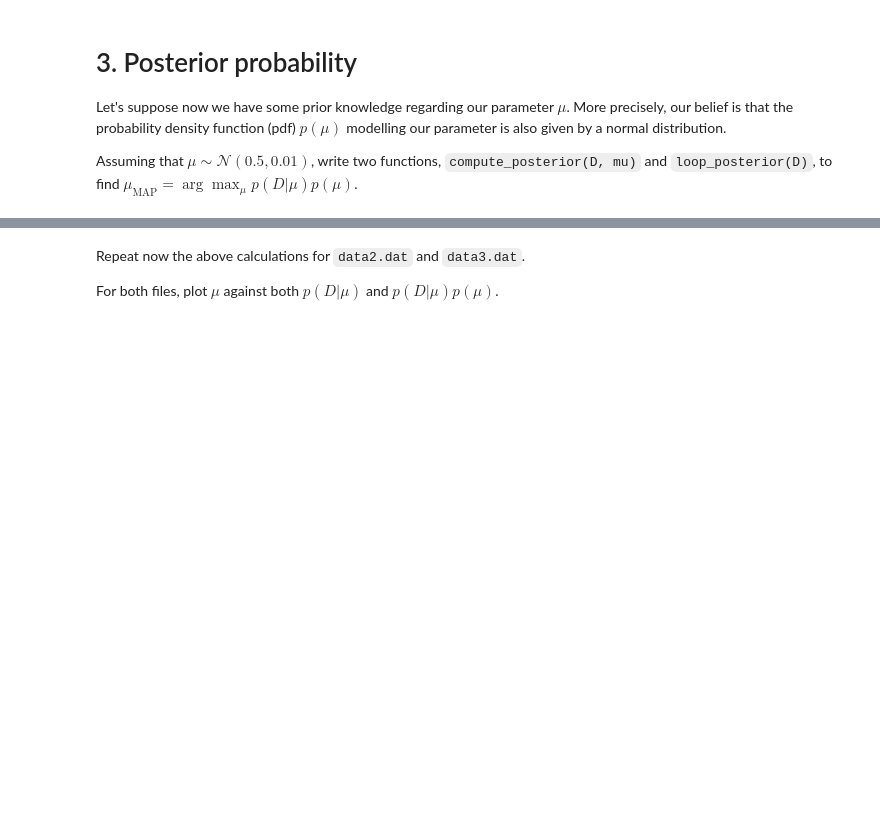
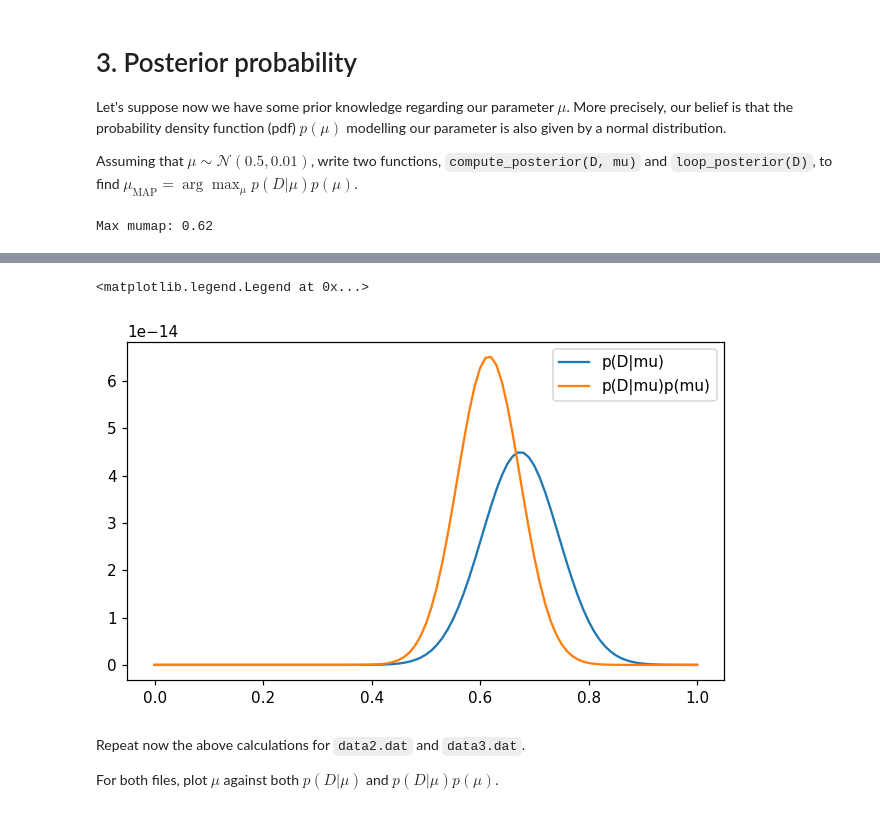
Before and after one commit to yk22034/DDCS, a Jupyter notebook: labs/lab_4/labsheet4.ipynb, the cells around one changed output, grey strips where cells are left out. Saved outputs shown, nothing was run; the diff lists cells and outputs as text; code cells hidden in the pictures; blank space fills up the shorter version.

```diff
--- a/labs/lab_4/labsheet4.ipynb
+++ b/labs/lab_4/labsheet4.ipynb
@@ -137,3 +149,18 @@ Assuming that $\mu \sim \mathcal{N}(0.5,0.01)$, write two functions, `compute_po
+# %%
+def compute_posterior(D, mu):
+  return np.prod(stats.norm.pdf(D, mu, 0.5))*stats.norm.pdf(mu, 0.5, 0.1)
+
+def loop_posterior(D):
+  posterior = []
+  for mu in range(0, 101, 1):
+    posterior.append([mu/100, compute_posterior(D, mu/100)])
+  return np.array(posterior)
+
+X = loop_posterior(D)
+mumap = X[np.where(X[:,1] == max(X[:,1]))][0][0]
+print("Max mumap:", mumap)
+# %% [output]
+Max mumap: 0.62
 # %% [markdown]
 ### Visual interpretation
 
@@ -145,3 +170,12 @@ Now plot $\mu$ against both $p(D|\mu)$ and $p(D|\mu)p(\mu)$ similar to the graph
+# %%
+normal = loop_likelihood(D)
+posterior = loop_posterior(D)
+plt.plot(normal[:,0], normal[:,1], label='p(D|mu)')
+plt.plot(posterior[:,0], posterior[:,1], label='p(D|mu)p(mu)')
+plt.legend()
+# %% [output]
+<matplotlib.legend.Legend at 0x...>
+[figure, added]
 # %% [markdown]
 Repeat now the above calculations for `data2.dat` and `data3.dat`.
 
```
Also changed, not shown: parts of 5 cells of this notebook.
